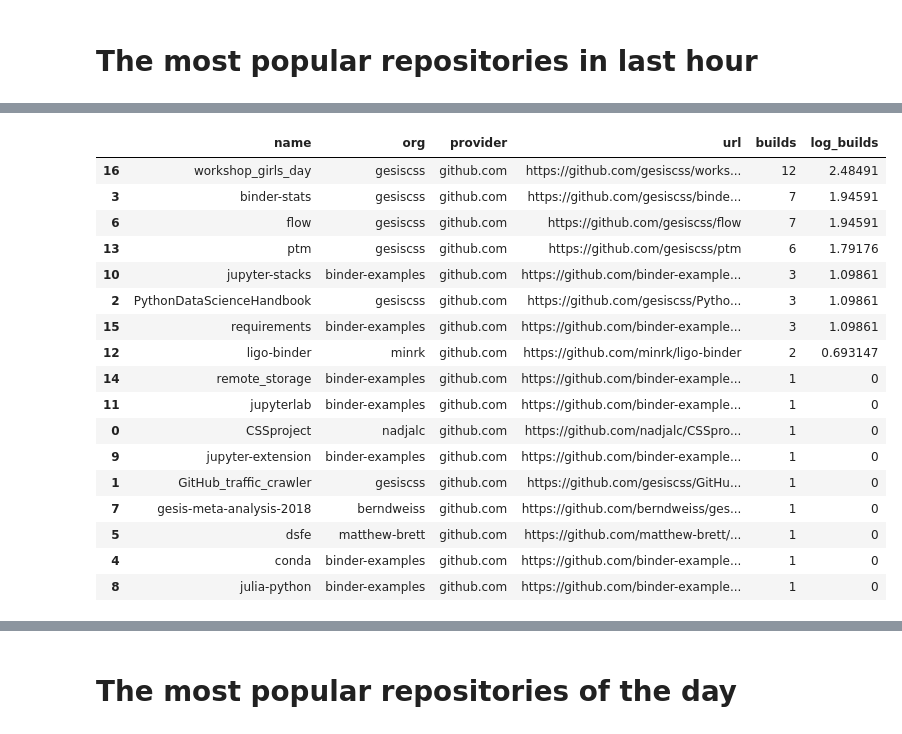
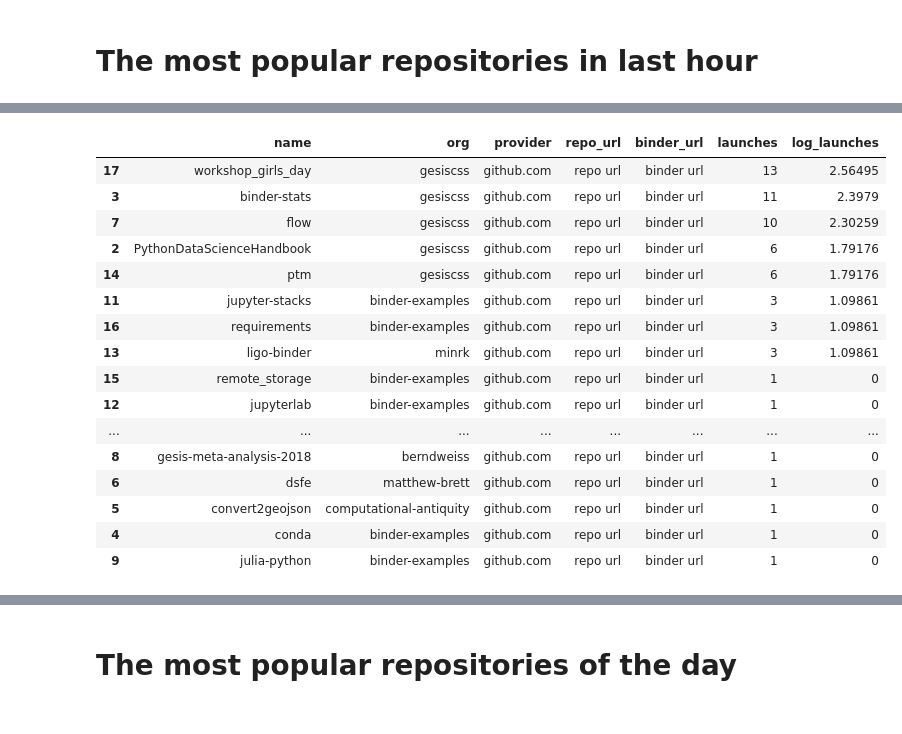
Before and after one commit to bitnik/binder-stats, a Jupyter notebook: popular_repos.ipynb, the cells around one changed output, grey strips where cells are left out. Cells and saved outputs as stored; diff of their text form; code cells hidden in the pictures.

```diff
--- a/popular_repos.ipynb
+++ b/popular_repos.ipynb
@@ -93,21 +85,21 @@ df.style.format({'url': make_clickable})
-# %%
-df2.style.format({'url': make_clickable})
-# %% [output]
-|  | name | org | provider | url | builds | log_builds |
-| 16 | workshop_girls_day | gesiscss | github.com | https://github.com/gesiscss/works... | 12 | 2.48491 |
-| 3 | binder-stats | gesiscss | github.com | https://github.com/gesiscss/binde... | 7 | 1.94591 |
-| 6 | flow | gesiscss | github.com | https://github.com/gesiscss/flow | 7 | 1.94591 |
-| 13 | ptm | gesiscss | github.com | https://github.com/gesiscss/ptm | 6 | 1.79176 |
-| 10 | jupyter-stacks | binder-examples | github.com | https://github.com/binder-example... | 3 | 1.09861 |
-| 2 | PythonDataScienceHandbook | gesiscss | github.com | https://github.com/gesiscss/Pytho... | 3 | 1.09861 |
-| 15 | requirements | binder-examples | github.com | https://github.com/binder-example... | 3 | 1.09861 |
-| 12 | ligo-binder | minrk | github.com | https://github.com/minrk/ligo-binder | 2 | 0.693147 |
-| 14 | remote_storage | binder-examples | github.com | https://github.com/binder-example... | 1 | 0 |
-| 11 | jupyterlab | binder-examples | github.com | https://github.com/binder-example... | 1 | 0 |
-| 0 | CSSproject | nadjalc | github.com | https://github.com/nadjalc/CSSpro... | 1 | 0 |
-| 9 | jupyter-extension | binder-examples | github.com | https://github.com/binder-example... | 1 | 0 |
-| 1 | GitHub_traffic_crawler | gesiscss | github.com | https://github.com/gesiscss/GitHu... | 1 | 0 |
-| 7 | gesis-meta-analysis-2018 | berndweiss | github.com | https://github.com/berndweiss/ges... | 1 | 0 |
-| 5 | dsfe | matthew-brett | github.com | https://github.com/matthew-brett/... | 1 | 0 |
-| 4 | conda | binder-examples | github.com | https://github.com/binder-example... | 1 | 0 |
-| 8 | julia-python | binder-examples | github.com | https://github.com/binder-example... | 1 | 0 |
+# %%
+df.style.format({'repo_url':lambda x: f'<a href="{x}">repo url</a>',
+                 'binder_url': lambda x: f'<a href="{x}">binder url</a>'})
+# %% [output]
+|  | name | org | provider | repo_url | binder_url | launches | log_launches |
+| 17 | workshop_girls_day | gesiscss | github.com | repo url | binder url | 13 | 2.56495 |
+| 3 | binder-stats | gesiscss | github.com | repo url | binder url | 11 | 2.3979 |
+| 7 | flow | gesiscss | github.com | repo url | binder url | 10 | 2.30259 |
+| 2 | PythonDataScienceHandbook | gesiscss | github.com | repo url | binder url | 6 | 1.79176 |
+| 14 | ptm | gesiscss | github.com | repo url | binder url | 6 | 1.79176 |
+| 11 | jupyter-stacks | binder-examples | github.com | repo url | binder url | 3 | 1.09861 |
+| 16 | requirements | binder-examples | github.com | repo url | binder url | 3 | 1.09861 |
+| 13 | ligo-binder | minrk | github.com | repo url | binder url | 3 | 1.09861 |
+| 15 | remote_storage | binder-examples | github.com | repo url | binder url | 1 | 0 |
+| 12 | jupyterlab | binder-examples | github.com | repo url | binder url | 1 | 0 |
+| ... | ... | ... | ... | ... | ... | ... | ... |
+| 8 | gesis-meta-analysis-2018 | berndweiss | github.com | repo url | binder url | 1 | 0 |
+| 6 | dsfe | matthew-brett | github.com | repo url | binder url | 1 | 0 |
+| 5 | convert2geojson | computational-antiquity | github.com | repo url | binder url | 1 | 0 |
+| 4 | conda | binder-examples | github.com | repo url | binder url | 1 | 0 |
+| 9 | julia-python | binder-examples | github.com | repo url | binder url | 1 | 0 |
```
Also changed, not shown: parts of 14 cells of this notebook.
